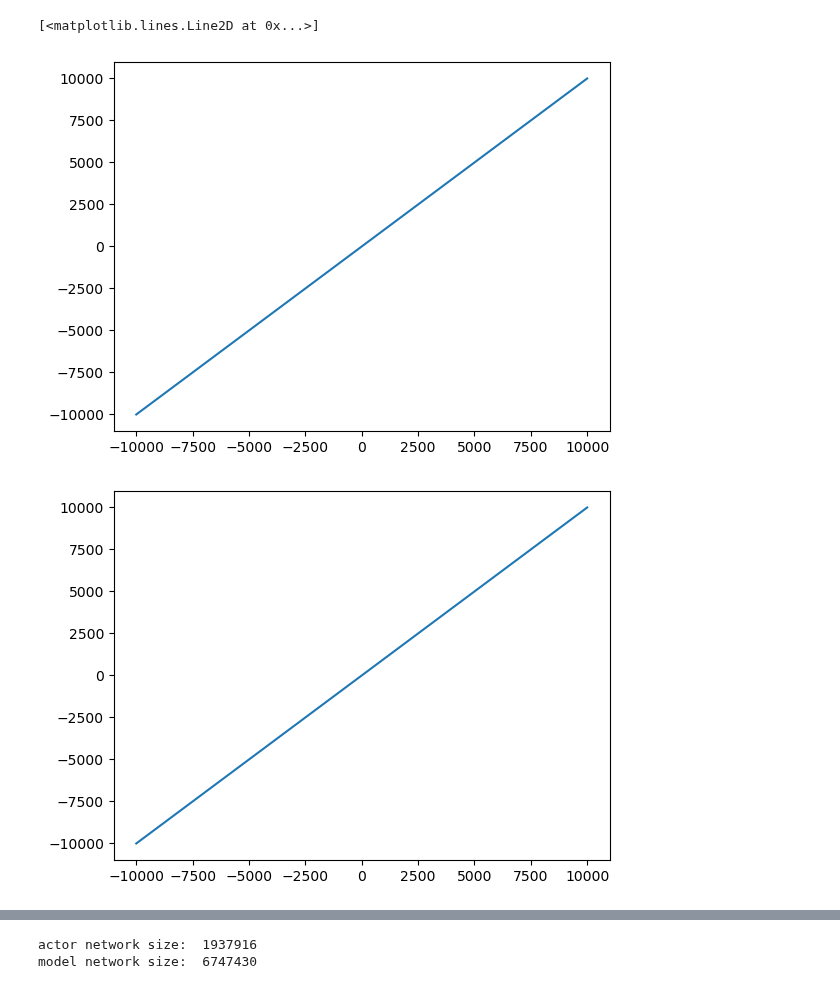
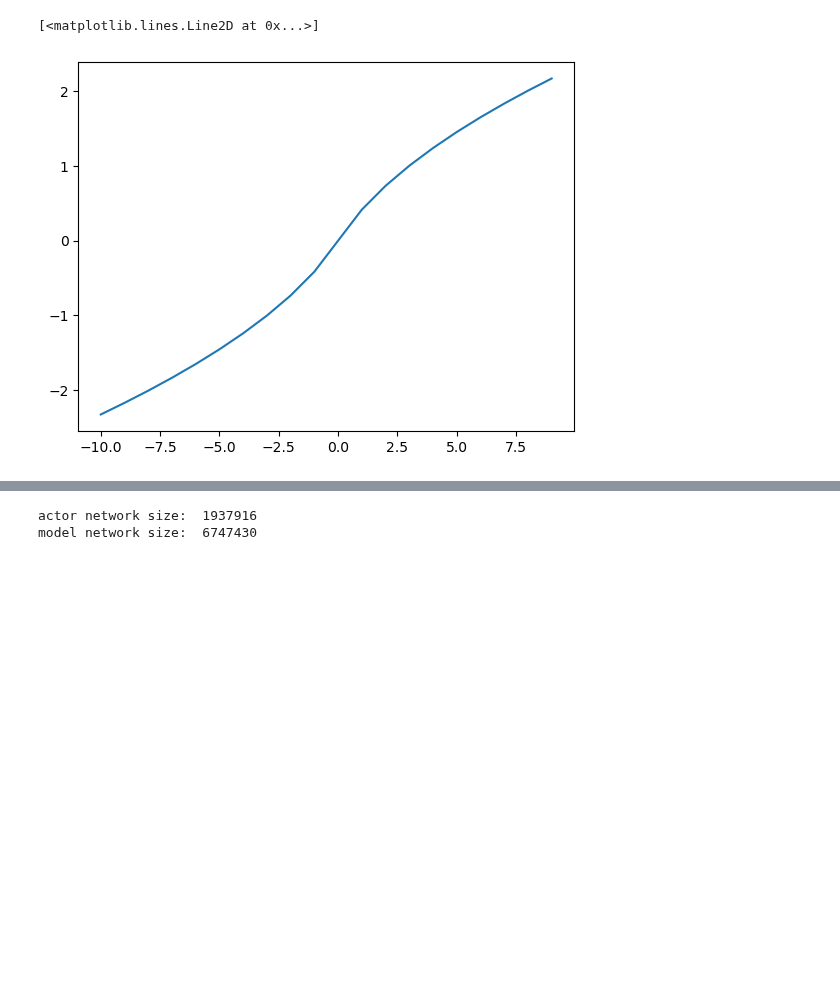
Before and after one commit to tuphs28/thinker_private_planning, a Jupyter notebook: thinker/debug.ipynb, the cells around one changed output, grey strips where cells are left out. Saved outputs shown, nothing was run; the diff lists cells and outputs as text; code cells hidden in the pictures; blank space fills up the shorter version.

Commit message:
Revert "enabled reward_transform"
This reverts commit 9238e71f2f83b9378ef90e57b6e69d5d58c9026d.

```diff
--- a/thinker/debug.ipynb
+++ b/thinker/debug.ipynb
@@ -193,56 +162,50 @@ tensor([[[[176, 176, 176,  ..., 176, 176, 176],
 # %%
-class RewardTran(nn.Module):
+class RewardOnehot(nn.Module):
     def __init__(self, support=300, eps=0.001):
-        super(RewardTran, self).__init__()
+        super(RewardOnehot, self).__init__()
         self.support = support
         self.eps = eps
         self.dec = torch.arange(-support, support + 1, 1)
-        self.encoded_n = 2 * self.support + 1
 
     def forward(self, x):
-        """encode the unencoded scalar reward or values to encoded scalar and encoded vector according to MuZero"""
+        """encode the scalar reward or values to one-hot encoding
+        according to MuZero"""
         with torch.no_grad():
             sup, eps = self.support, self.eps
             enc_s = torch.sign(x)*(torch.sqrt(torch.abs(x)+1)-1)+eps*x
             enc_s = torch.clamp(enc_s, -sup, +sup)
             enc_v = torch.zeros(enc_s.shape+(2*sup+1,), dtype=torch.float32, device=enc_s.device)
             enc_s_floor = torch.floor(enc_s)
             enc_v_reminder = enc_s - enc_s_floor
             enc_s_floor = enc_s_floor.long().unsqueeze(-1)
             enc_v.scatter_(-1, torch.clamp_max(sup+enc_s_floor+1, 2*sup) , enc_v_reminder.unsqueeze(-1))
             enc_v.scatter_(-1, sup+enc_s_floor, 1-enc_v_reminder.unsqueeze(-1))
-            return enc_s, enc_v
+            self.enc_s = enc_s
+            return enc_v
 
     def decode(self, x):
-        """dncode the encoded vector to encoded scalar and unencoded scalar according to MuZero"""
+        """dncode the one-hot encoding to scalar according to MuZero"""
         with torch.no_grad():
             sup, eps = 300, 0.001
             dec = torch.arange(-sup, sup+1, 1)
-            enc_s = torch.sum(dec*x, dim=-1)
-            dec_s = torch.sign(enc_s)*(torch.square((torch.sqrt(1+4*eps*(torch.abs(enc_s)+1+eps))-1)/(2*eps)) - 1)
-            return enc_s, dec_s
+            dec_v = torch.sum(dec*x, dim=-1)
+            return torch.sign(dec_v)*(torch.square((torch.sqrt(1+4*eps*(torch.abs(dec_v)+1+eps))-1)/(2*eps)) - 1)
 
 def reward_enc(x, sup=300, eps=0.0001):
-    enc_s = torch.sign(x)*(torch.sqrt(torch.abs(x)+1)-1)+eps*x
-    enc_s = torch.clamp(enc_s, -sup, +sup)
-    return enc_s
+    return torch.sign(x)*(torch.sqrt(torch.abs(x)+1)-1)+eps*x
 
 def reward_dec(x, sup=300, eps=0.0001):
     return torch.sign(x)*(torch.square((torch.sqrt(1+4*eps*(torch.abs(x)+1+eps))-1)/(2*eps)) - 1)
 
 
+
+
 rewardTran = RewardTran()
-x = np.arange(-10000, 10000, 1)
+x = np.arange(-10, 10, 1)
 x = torch.tensor(x)
-enc_s, y = rewardTran(x)
-enc_s_, x_ = rewardTran.decode(y)
-plt.figure(0)
-plt.plot(x, reward_dec(reward_enc(x)))
-plt.figure(1)
-plt.plot(x, x_)
-plt.figure(2)
-plt.plot(x, enc_s)
+y = rewardTran(x)
+x_ = rewardTran.decode(y)
+plt.plot(x, rewardTran.enc_s)
 # %% [output]
 [<matplotlib.lines.Line2D at 0x...>]
-[figure, old version]
+[figure, new version]
-[figure, removed]
```
Also changed, not shown: parts of 3 cells of this notebook, 7 other files.
